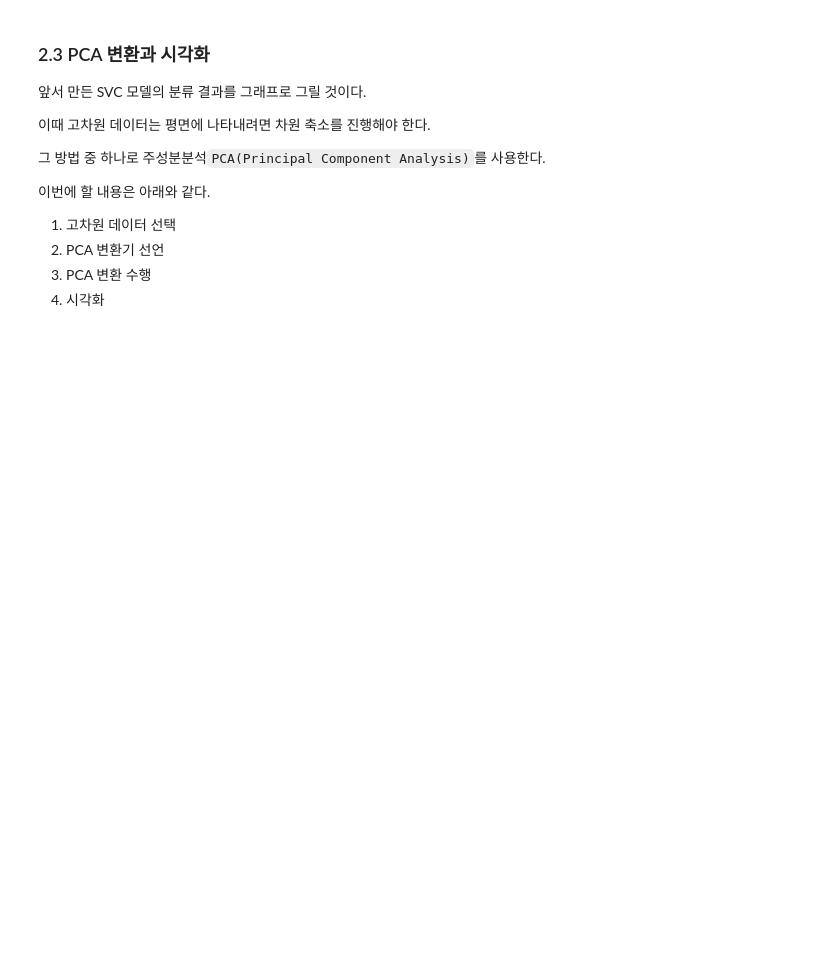
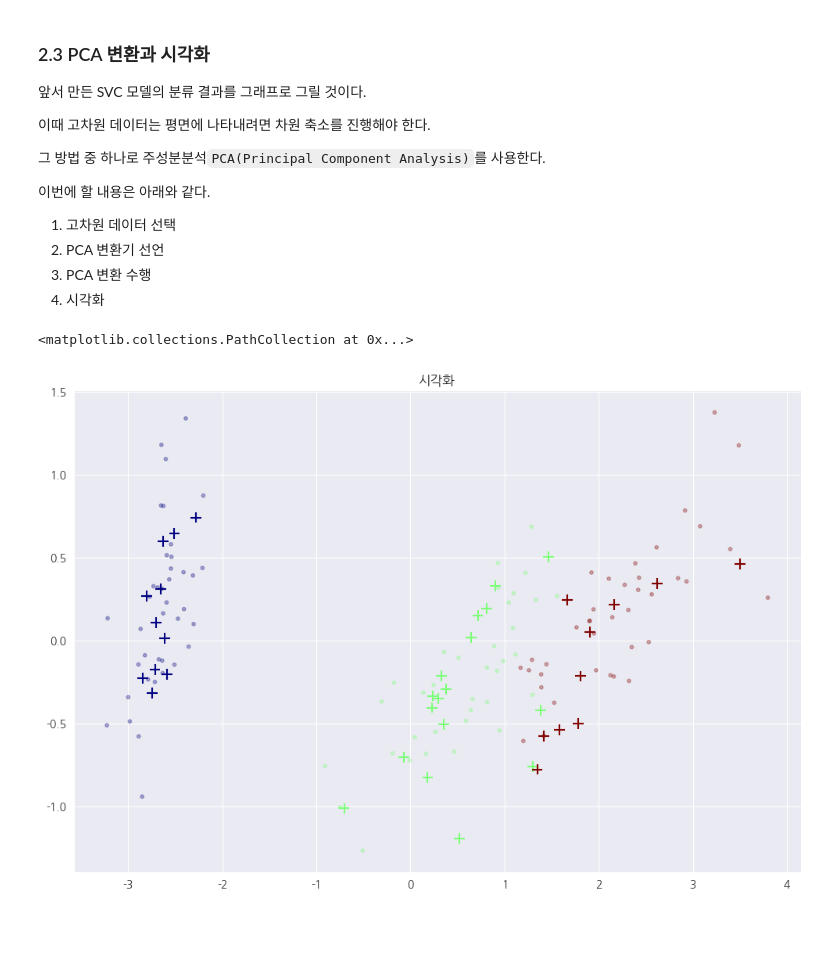
Before and after one commit to gatesplan/python-lecture, a Jupyter notebook: lecture-ml/ML 4. 서포트 벡터 머신_ SVM.ipynb, the cells around one changed output. Drawn from its saved outputs; the diff is of its cells as text; code cells hidden in the pictures; blank space fills up the shorter version.

```diff
--- a/lecture-ml/ML 4. 서포트 벡터 머신_ SVM.ipynb
+++ b/lecture-ml/ML 4. 서포트 벡터 머신_ SVM.ipynb
@@ -367,36 +367,55 @@ print("\n고유값:", np.linalg.eigvals(cov))
 # %%
 # 필요한 모듈 임포트
 from sklearn.decomposition import PCA
 from sklearn.model_selection import train_test_split
+from sklearn.preprocessing import LabelEncoder
+from sklearn.svm import SVC
+import seaborn as sns
 
 iris = sns.load_dataset('iris')
-xx = iris.iloc[:, :-1]
-yy = iris.iloc[:, -1]
+
+# 라벨인코딩
 le = LabelEncoder()
-le.fit(yy)
-yy_encoded = le.transform(yy)
-iris['species_encoded'] = yy_encoded
+le.fit(iris['species'])
+iris['species_label'] = le.transform(iris['species'])
 
-x_train, x_test, y_train, y_test = train_test_split(xx, yy_encoded, test_size=0.2)
+# x, y 추출
+x = iris.iloc[:, :-2]
+y = iris.iloc[:, -1]
 
-# PCA 변환기 선언
+# train, test split
+x_train, x_test, y_train, y_test = train_test_split(x, y)
+
+# SVC 모델 준비
+model = SVC()
+model.fit(x_train, y_train)
+
+# 예측값 생성
+y_pred = model.predict(x_test)
+
+# 평가질
+from sklearn.metrics import (accuracy_score,
+                             classification_report,
+                             confusion_matrix)
+
+# 시각화를 위해서 PCA 변환
 pca = PCA(n_components=2)
-pca.fit(xx)
-
+pca.fit(x)
 x_train_pca = pca.transform(x_train)
 x_test_pca = pca.transform(x_test)
 
-# SVC
-svc = SVC(kernel='rbf')
-svc.fit(x_train, y_train)
-y_pred = svc.predict(x_test)
+# 시각화
+import matplotlib.pyplot as plt
+import koreanize_matplotlib
 
-plt.scatter(x_train_pca[:, 0],
-            x_train_pca[:, 1],
-            c=y_train, cmap='viridis')
-plt.scatter(x_test_pca[:, 0],
-            x_test_pca[:, 1],
-            c=y_pred, cmap='viridis', marker='x', label='Test Data')
+plt.figure(figsize=(12, 8))
+plt.title("시각화")
+
+plt.scatter(x_train_pca[:, 0], x_train_pca[:, 1], c=y_train, cmap='jet', s=10, alpha=0.3)
+plt.scatter(x_test_pca[:, 0], x_test_pca[:, 1], c=y_pred, cmap='jet', marker='+', s=100)
+# %% [output]
+<matplotlib.collections.PathCollection at 0x...>
+[figure, added]
 # %% [markdown]
 ###
 # %%
```
Also changed, not shown: 10 other files.
